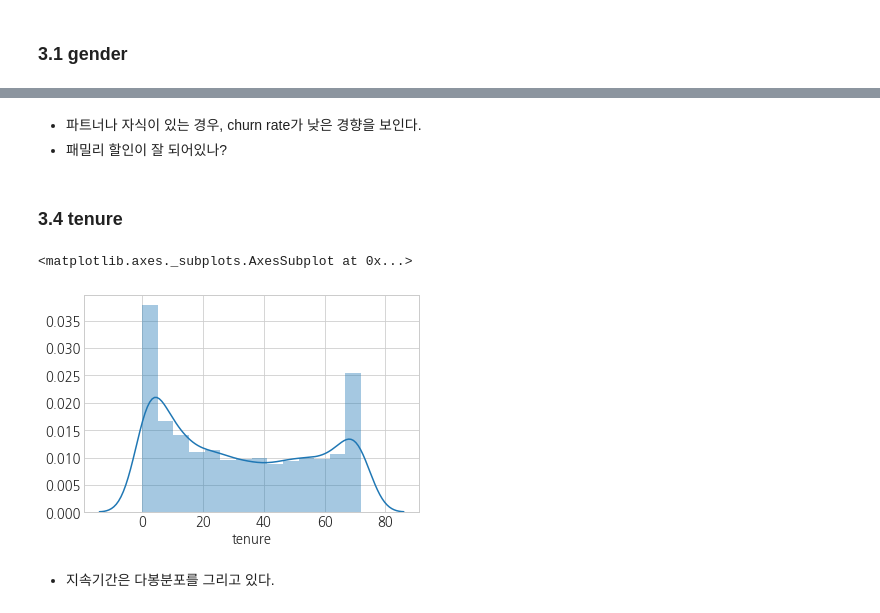
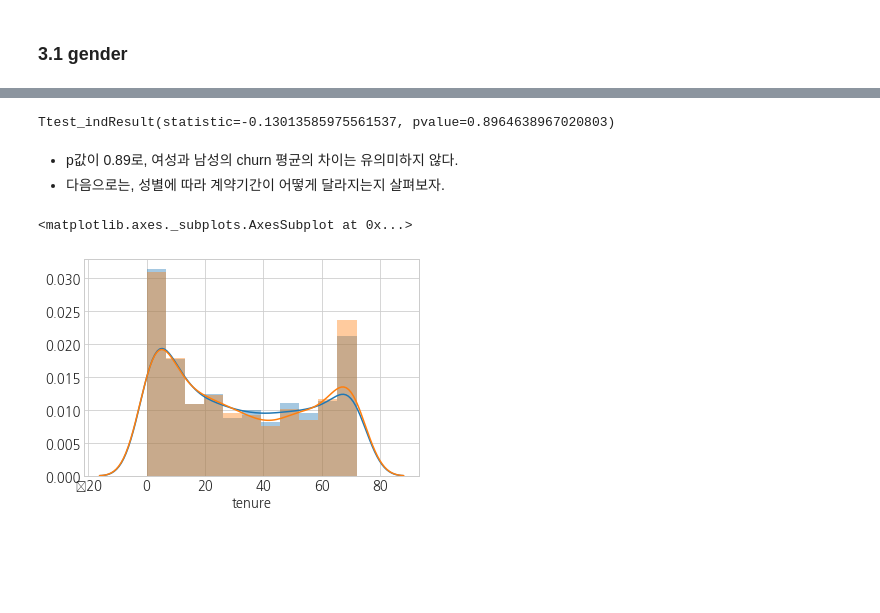
Before and after one commit to Sean-Parkk/Projects, a Jupyter notebook: predict_customer_churn/predict_customer_churn.ipynb, the cells around one changed output, grey strips where cells are left out. Cells and saved outputs as stored; diff of their text form; code cells hidden in the pictures; blank space fills up the shorter version.

```diff
--- a/predict_customer_churn/predict_customer_churn.ipynb
+++ b/predict_customer_churn/predict_customer_churn.ipynb
@@ -196,12 +196,15 @@ df_train.head()
 # %% [markdown]
 ### 3.1 gender
 # %%
+df_male = df_train[df_train.gender=='Male']
+df_female = df_train[df_train.gender=='Female']
+
 f, ax = plt.subplots(1, 2, figsize=(13, 7))
 sns.countplot(df_train.gender, ax=ax[0])
 ax[0].set_title('성별에 따른 고객 수')
 sns.barplot('gender', 'churn', data=df_train, ax=ax[1])
 ax[1].set_title('성별에 따른 churn 비율')
 ax[1].set_ylim(0, 0.5)
-print('Male ratio: {:.2f}%, Female ratio: {:.2f}%'.format((df_train.gender == 'Male').sum() / len(df_train.gender)*100,
-                                                          (df_train.gender == 'Female').sum() / len(df_train.gender)*100))
+print('Male ratio: {:.2f}%, Female ratio: {:.2f}%'.format(len(df_male) / len(df_train)*100,
+                                                          len(df_female) / len(df_train)*100))
 # %% [output]
@@ -261,12 +217,14 @@ churn_plot('dependents')
-# %% [markdown]
-* 파트너나 자식이 있는 경우, churn rate가 낮은 경향을 보인다.
-* 패밀리 할인이 잘 되어있나?
-# %% [markdown]
-### 3.4 tenure
+# %%
+from scipy import stats
+stats.ttest_ind(df_male.churn, df_female.churn)
+# %% [output]
+Ttest_indResult(statistic=-0.13013585975561537, pvalue=0.8964638967020803)
+# %% [markdown]
+* p값이 0.89로, 여성과 남성의 churn 평균의 차이는 유의미하지 않다.
+* 다음으로는, 성별에 따라 계약기간이 어떻게 달라지는지 살펴보자.
 # %%
-sns.distplot(df_train.tenure)
+sns.distplot(df_female.tenure)
+sns.distplot(df_male.tenure)
 # %% [output]
 <matplotlib.axes._subplots.AxesSubplot at 0x...>
-[figure, old version]
+[figure, new version]
-# %% [markdown]
-* 지속기간은 다봉분포를 그리고 있다.
```
Also changed, not shown: parts of 36 cells of this notebook.
